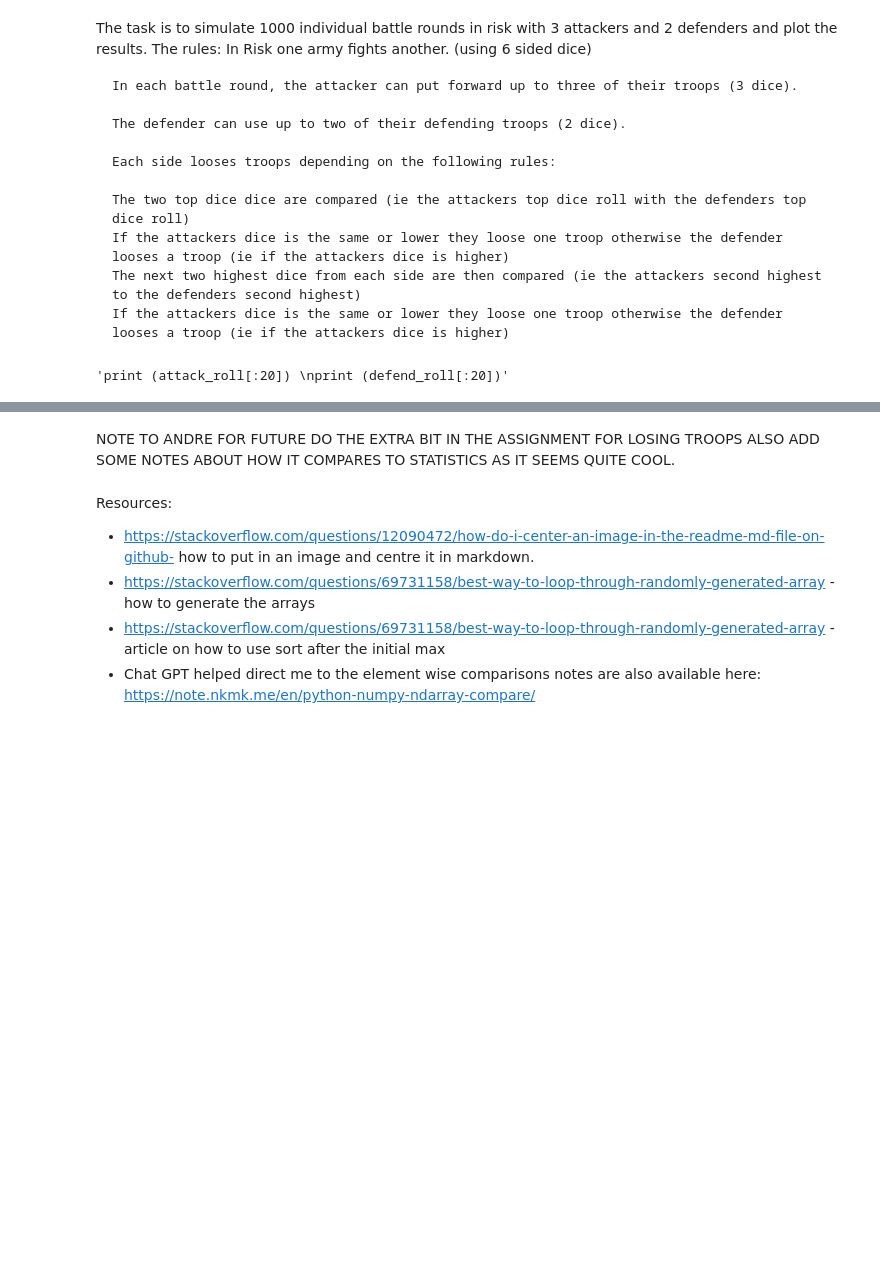
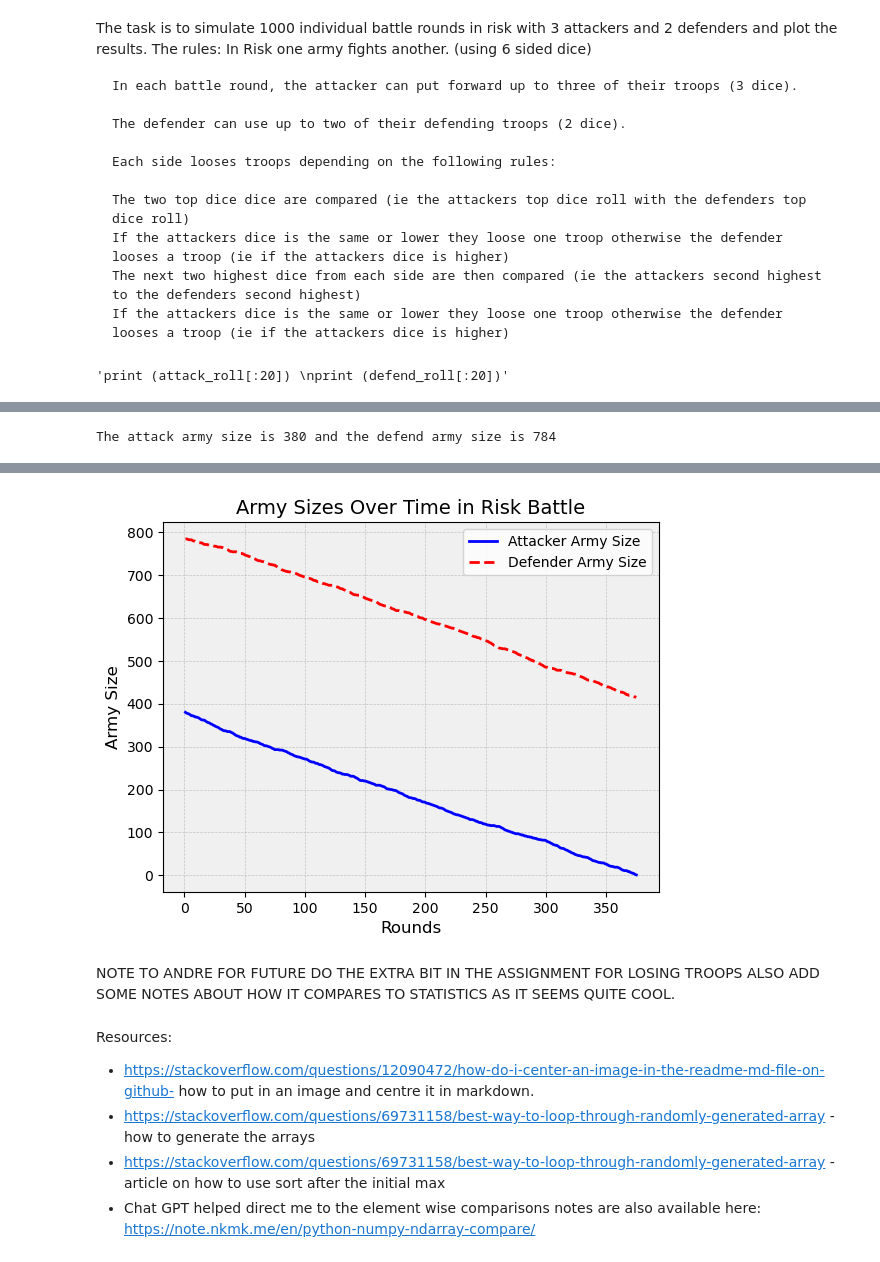
Before and after one commit to AndreHoarau/PFDA, a Jupyter notebook: assignments/assignment_5_risk.ipynb, the cells around one changed output, grey strips where cells are left out. Cells and saved outputs as stored; diff of their text form; code cells hidden in the pictures; blank space fills up the shorter version.

```diff
--- a/assignments/assignment_5_risk.ipynb
+++ b/assignments/assignment_5_risk.ipynb
@@ -104,0 +106,71 @@ plt.show()
+# %%
+# First we will generate our attack and defend army sizes.
+attack_army_size = np.random.randint(1,1001)
+defend_army_size = np.random.randint(1,1001)
+print(f"The attack army size is {attack_army_size} and the defend army size is {defend_army_size}")
+# %% [output]
+The attack army size is 380 and the defend army size is 784
+# %%
+import matplotlib.pyplot as plt
+
+# Initialize lists to store army sizes per round
+rounds_list = []
+attack_army_sizes = []
+defend_army_sizes = []
+
+rounds = 0
+while attack_army_size > 0 and defend_army_size > 0:
+    rounds += 1
+    rounds_list.append(rounds)
+    attack_army_sizes.append(attack_army_size)
+    defend_army_sizes.append(defend_army_size)
+
+    print(f"Round {rounds}: Attacker Army Size = {attack_army_size}, Defender Army Size = {defend_army_size}")
+
+    attack_dice = min(3, attack_army_size)
+    defend_dice = min(2, defend_army_size)
+
+    attack_roll2 = np.random.randint(1, 7, size=(min(attack_army_size, defend_army_size), attack_dice))
+    defend_roll2 = np.random.randint(1, 7, size=(min(attack_army_size, defend_army_size), defend_dice))
+
+    attack_army_loss = 0
+    defend_army_loss = 0
+
+    # Sort each row in descending order
+    attack_roll2 = np.sort(attack_roll2, axis=1)[:, ::-1]
+    defend_roll2 = np.sort(defend_roll2, axis=1)[:, ::-1]
+
+    for i in range(min(attack_dice, defend_dice)):
+        if attack_roll2[i, 0] > defend_roll2[i, 0]:
+            defend_army_loss += 1
+        else:
+            attack_army_loss += 1
+
+    attack_army_size -= attack_army_loss
+    defend_army_size -= defend_army_loss
+
+    # Ensure army sizes don't go below zero
+    attack_army_size = max(attack_army_size, 0)
+    defend_army_size = max(defend_army_size, 0)
+
+# Outcome
+if attack_army_size > 0:
+    print(f"The attacker won in {rounds} rounds.")
+else:
+    print(f"The defender won in {rounds} rounds.")
+
+# Plotting the army sizes with enhanced formatting
+plt.plot(rounds_list, attack_army_sizes, label="Attacker Army Size", color='blue', linestyle='-', linewidth=2)
+plt.plot(rounds_list, defend_army_sizes, label="Defender Army Size", color='red', linestyle='--', linewidth=2)
+plt.xlabel('Rounds', fontsize=12)
+plt.ylabel('Army Size', fontsize=12)
+plt.title('Army Sizes Over Time in Risk Battle', fontsize=14)
+plt.legend(loc='upper right', fontsize=10)
+
+# Adding gridlines and background color
+plt.grid(True, which='both', linestyle='--', linewidth=0.5, alpha=0.7)
+plt.gca().set_facecolor('#f0f0f0')
+
+# Display the plot
+plt.show()
+# %% [output]
@@ -105,3 +194,4 @@ plt.show()
+[figure, added]
 # %% [markdown]
 NOTE TO ANDRE FOR FUTURE DO THE EXTRA BIT IN THE ASSIGNMENT FOR LOSING TROOPS
 ALSO ADD SOME NOTES ABOUT HOW IT COMPARES TO STATISTICS AS IT SEEMS QUITE COOL.
```
Also changed, not shown: parts of 6 cells of this notebook, 1 other file.
